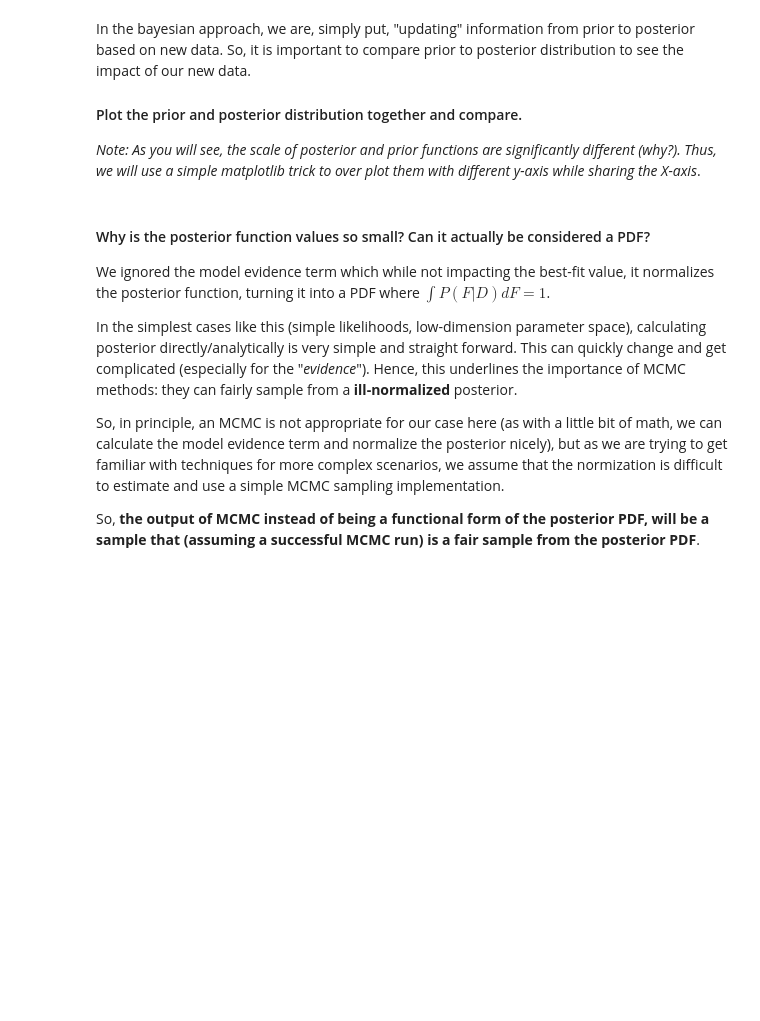
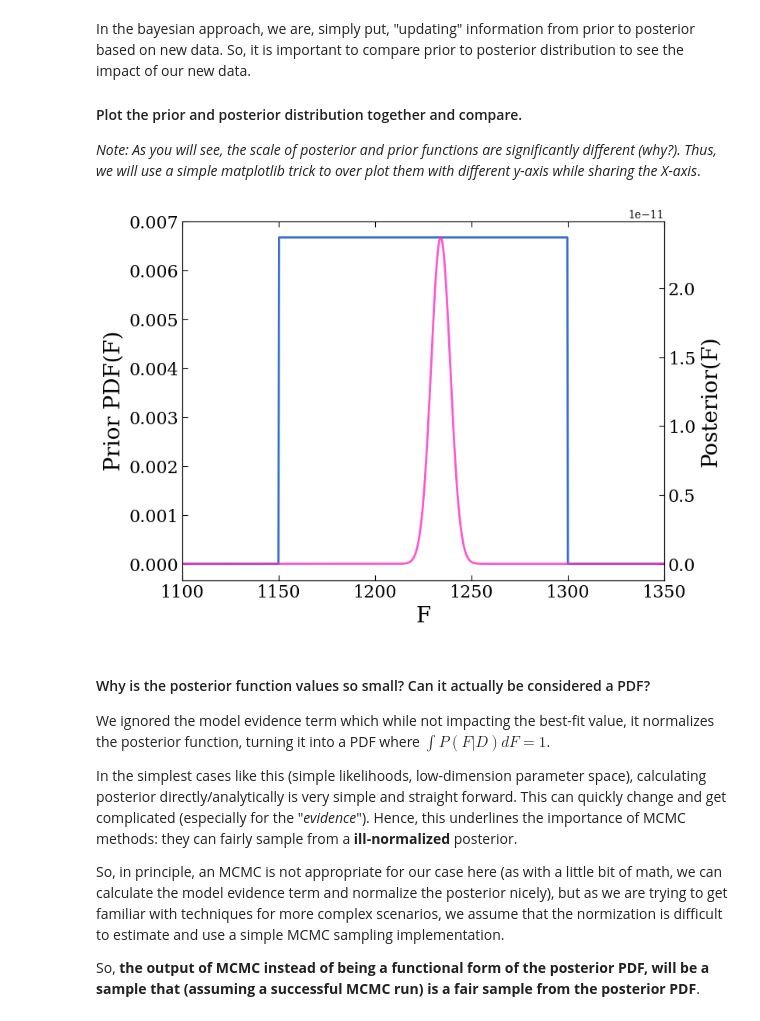
Before and after one commit to bersavosh/P4003, a Jupyter notebook: Tutorials/Tutorial2_answers-partial.ipynb, the cells around one changed output. Cells and saved outputs as stored; diff of their text form; code cells hidden in the pictures; blank space fills up the shorter version.

```diff
--- a/Tutorials/Tutorial2_answers-partial.ipynb
+++ b/Tutorials/Tutorial2_answers-partial.ipynb
@@ -149,11 +176,24 @@ So with all that, let's define functions for the log-prior and log-posterior (as
 
 def log_prior(F_true):
     # Assume flat prior between 1150 and 1300
-    return
+    lolim = 1150
+    uplim = 1300
+
+    ## Approach A: manual definition
+    if (F_true > lolim) & (F_true < uplim):
+        logprior = np.log(1.0/(uplim-lolim))
+    else:
+        logprior = -1e20   # a numerical value representing -inf
+
+    ## Approach B: using existing functions
+    #logprior = st.uniform(lolim,uplim-lolim).logpdf(F_true)
+
+
+    return logprior
+
 
 def log_posterior(F_true, F, e):
-    return
-
+    return log_prior(F_true) + loglikelihood(F_true, F, e)
 
 # If your prior is well-defined and normalized, the following should return ~1.0.
 print(f'Testing your log-prior, its integral from 1000 to 2000 is roughly:\
@@ -179,34 +234,43 @@ In the bayesian approach, we are, simply put, "updating" information from prior
 *Note: As you will see, the scale of posterior and prior functions are significantly different (why?). Thus, we will use a simple matplotlib trick to over plot them with different y-axis while sharing the X-axis*.
 # %%
 # <your turn> : define variables and calculations you may need here.
+test_x = np.linspace(1100,1400,1000)
+test_y_post = [np.exp(log_posterior(i, F, e)) for i in test_x]
+test_y_pri = [np.exp(log_prior(i)) for i in test_x]
 
 # Initiating the figure
 fig = plt.figure(figsize=(8,6))
 ax = fig.add_subplot(1,1,1)
 # <your turn> : add your plotting commands for the *prior* here.
 
+
+ax.plot(test_x,test_y_pri,lw=2, alpha=0.8,label=r'Prior', color=colorset[4])
 
 # Plot cosmetics - feel free to edit.
 ax.set_xlabel('F',fontsize=20)
 ax.set_ylabel('Prior PDF(F)',fontsize=20)
 ax.set(xlim=[1100,1350])
 ax.tick_params(axis='both', which='major', labelsize=16)
 ax.tick_params(axis='both', which='major', length=5)
 ax.tick_params(axis='both', which='minor', length=2.5)
 ax.tick_params(axis='both', which='both',direction='in',right=True,top=True)
 # This is where we add a new "axis" on the same plot.
 ax2 = ax.twinx()
 # <your turn> : add your plotting commands for the *posterior* here.
 
+ax2.plot(test_x,test_y_post,lw=2, alpha=0.8,label=r'Posterior', color=colorset[8])
+
 
 # Plot cosmetics - feel free to edit.
 ax2.set_xlabel('F',fontsize=20)
 ax2.set_ylabel('Posterior(F)',fontsize=20)
 ax2.set(xlim=[1100,1350])
 ax2.tick_params(axis='both', which='major', labelsize=16)
 ax2.tick_params(axis='both', which='major', length=5)
 ax2.tick_params(axis='both', which='minor', length=2.5)
 ax2.tick_params(axis='both', which='both',direction='in',right=True,top=True);
+# %% [output]
+[figure, added]
 # %% [markdown]
 #### Why is the posterior function values so small? Can it actually be considered a PDF?
 
```
Also changed, not shown: parts of 8 cells of this notebook, 2 other files.
